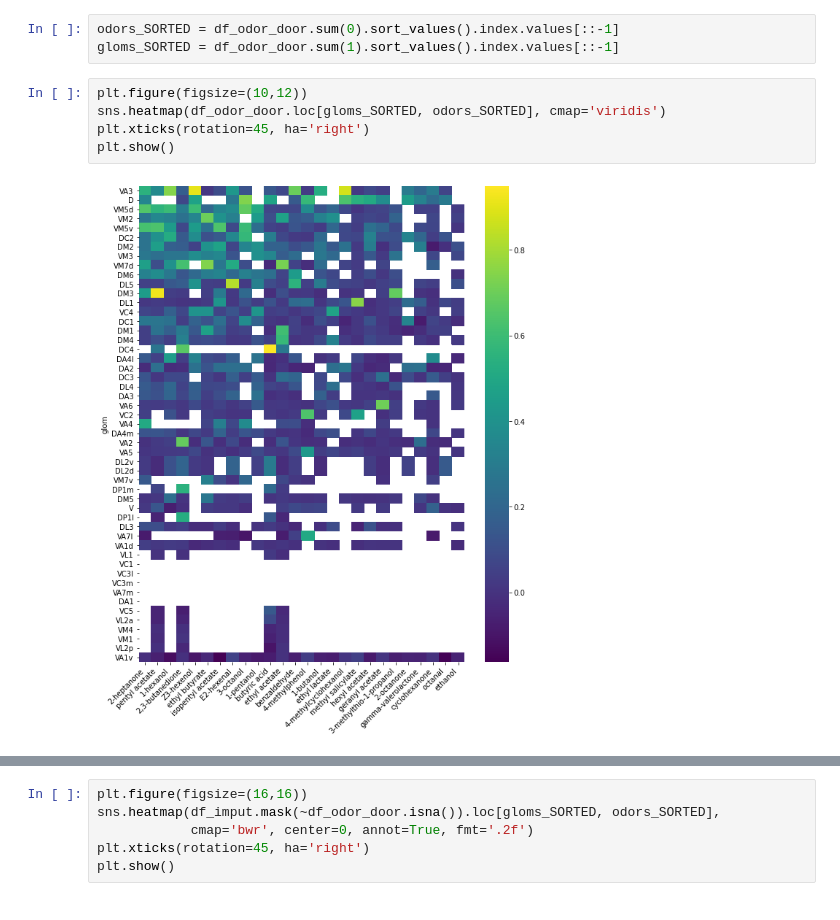
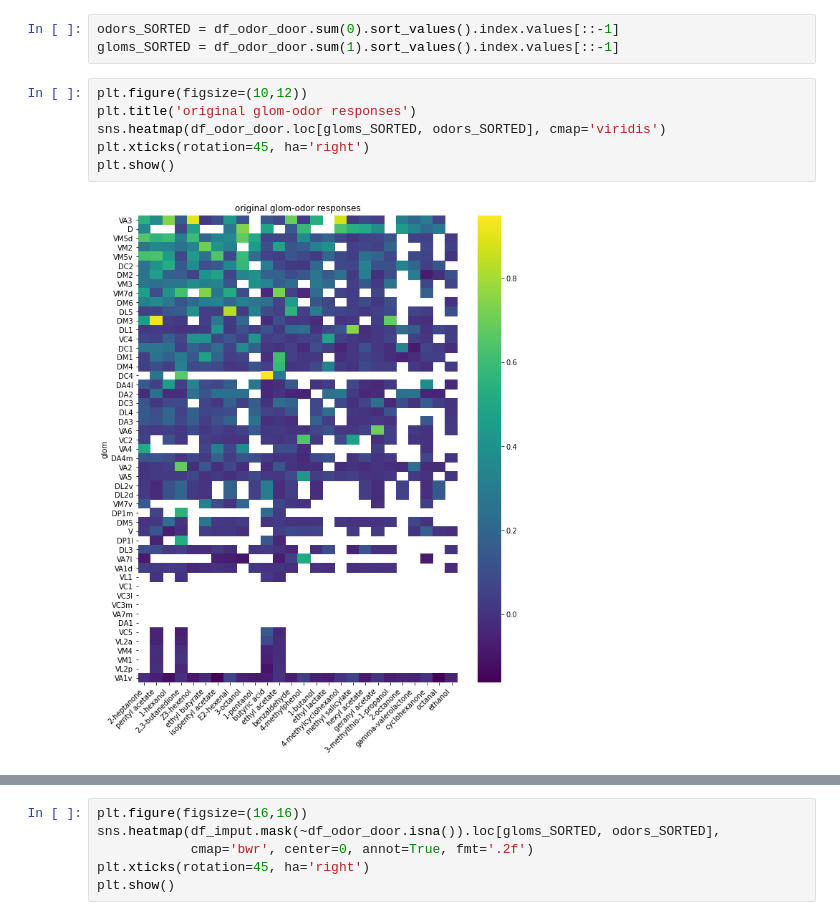
Before and after one commit to dlavrent/ALVariability, a Jupyter notebook: odor_imputation/impute_odors.ipynb, the cells around one changed output, grey strips where cells are left out. Drawn from its saved outputs; the diff is of its cells as text.

```diff
--- a/odor_imputation/impute_odors.ipynb
+++ b/odor_imputation/impute_odors.ipynb
@@ -116,10 +121,11 @@ odors_SORTED = df_odor_door.sum(0).sort_values().index.values[::-1]
 gloms_SORTED = df_odor_door.sum(1).sort_values().index.values[::-1]
 # %%
 plt.figure(figsize=(10,12))
+plt.title('original glom-odor responses')
 sns.heatmap(df_odor_door.loc[gloms_SORTED, odors_SORTED], cmap='viridis')
 plt.xticks(rotation=45, ha='right')
 plt.show()
 # %% [output]
-[figure, old version]
+[figure, new version]
 # %%
 plt.figure(figsize=(10,12))
```
Also changed, not shown: parts of 2 cells of this notebook.
